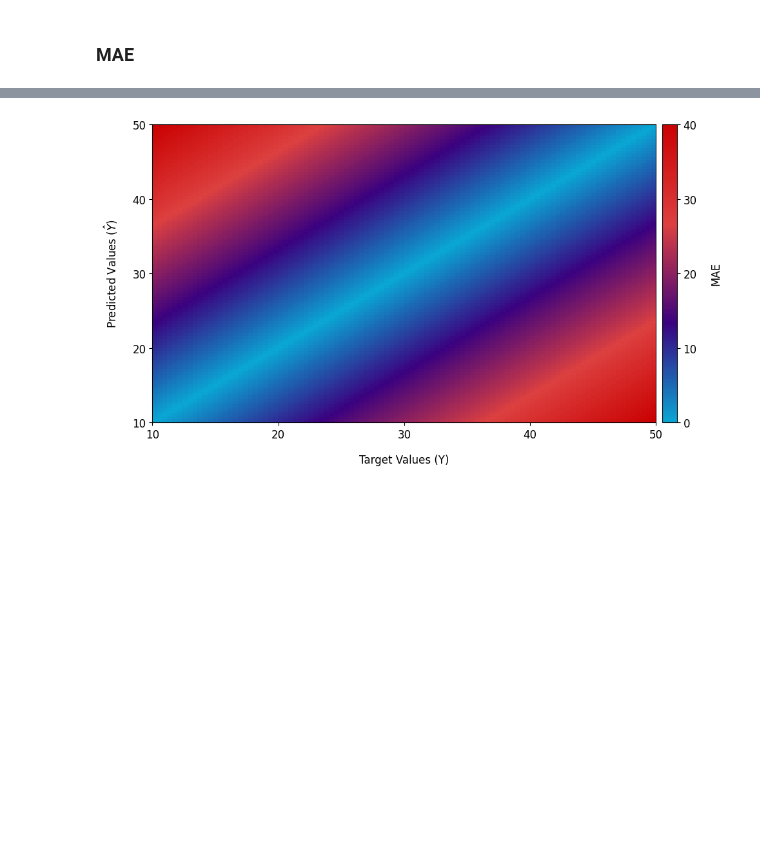
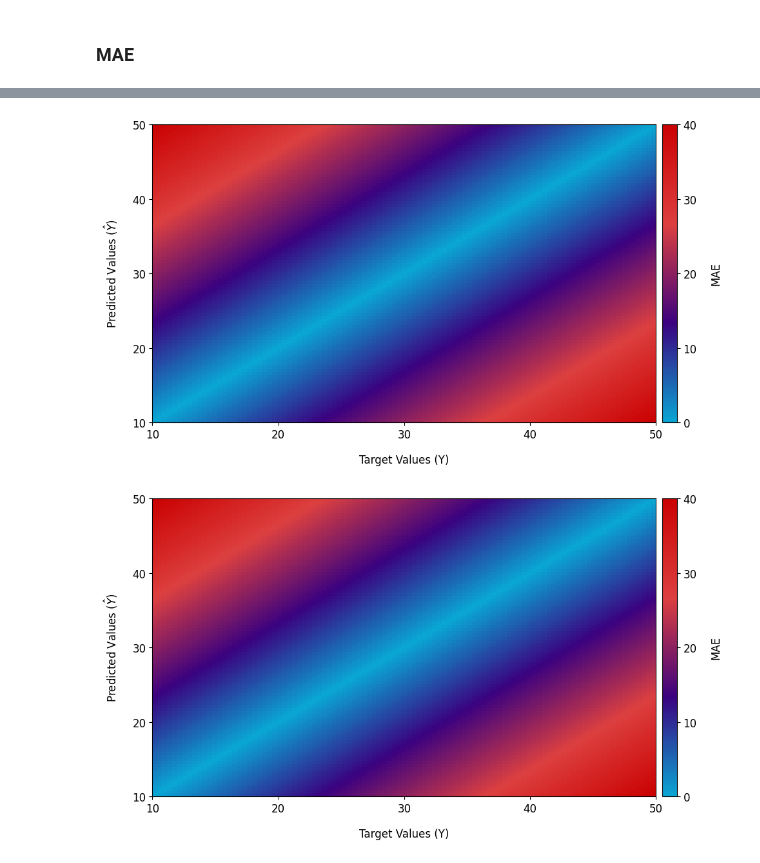
Before and after one commit to NannyML/The-Little-Book-of-ML-Metrics, a Jupyter notebook: book_plots.ipynb, the cells around one changed output, grey strips where cells are left out. Saved outputs shown, nothing was run; the diff lists cells and outputs as text; code cells hidden in the pictures; blank space fills up the shorter version.

```diff
--- a/book_plots.ipynb
+++ b/book_plots.ipynb
@@ -40,3 +54,20 @@ mae_grid = np.abs(real_grid - predicted_grid)
+# %%
+fig, ax = plt.subplots(figsize=(12, 6))
+cax = ax.imshow(mae_grid, origin='lower', aspect='auto', extent=[10, 50, 10, 50], cmap=nml_cmap)
+cbar = fig.colorbar(cax, pad=0.01)
+
+cbar.ax.locator_params(nbins=4)
+ax.set_xticks([10, 20, 30, 40, 50])
+ax.set_yticks([10, 20, 30, 40, 50])
+ax.set_xlabel('Target Values (Y)')
+ax.set_ylabel('Predicted Values ($\hat{Y}$)')
+cbar.set_label('MAE', labelpad=15)
+
+
+plt.savefig('plots/MAE_heatmap.png', dpi=300)
+plt.show()
+# %% [output]
+[figure, added]
 # %%
 fig, ax = plt.subplots(figsize=(12, 6))
 cax = ax.imshow(mae_grid, origin='lower', aspect='auto', extent=[10, 50, 10, 50], cmap=nml_cmap)
```
Also changed, not shown: parts of 6 cells of this notebook, 5 other files.
